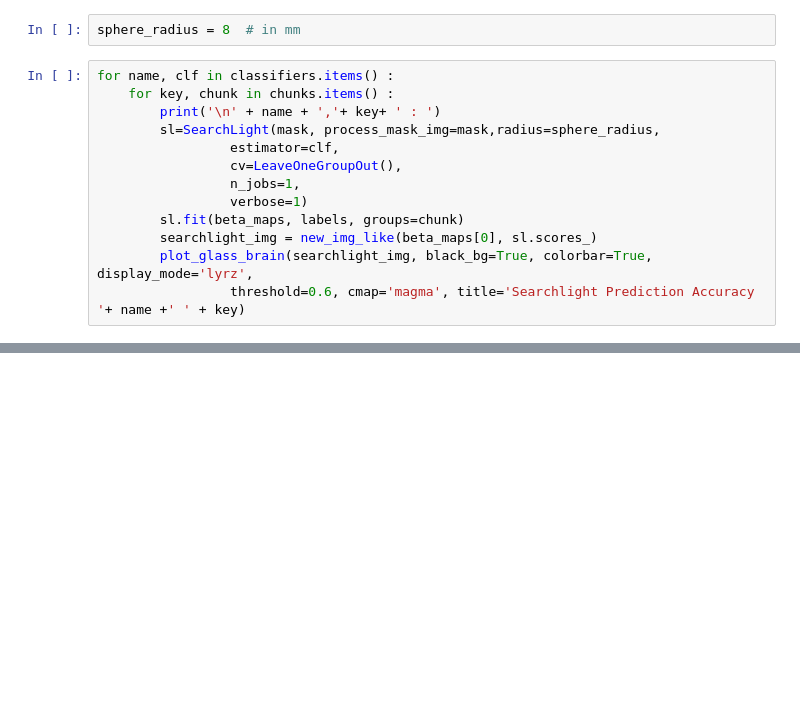
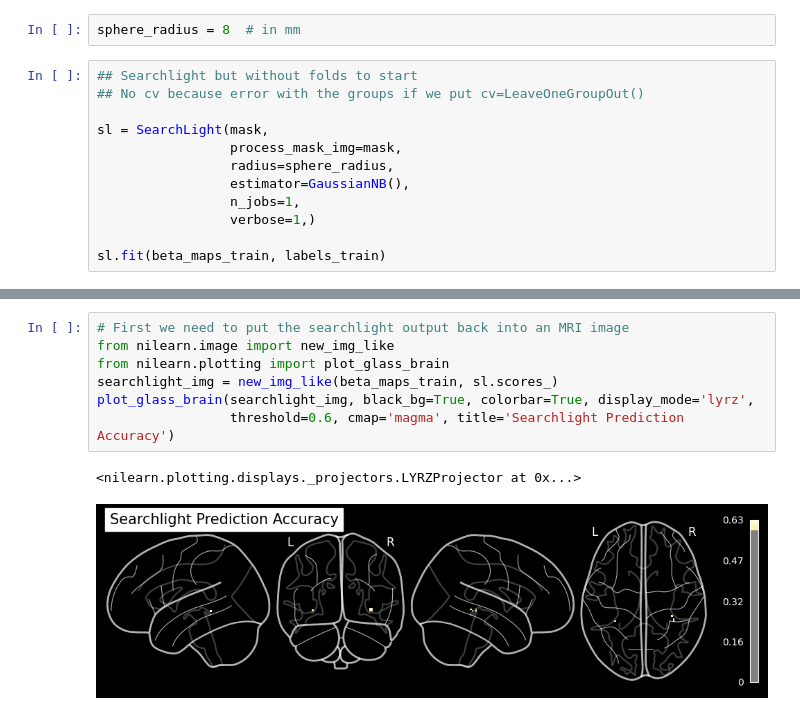
Before and after one commit to Alicia-max/MVPA_fMRI-Analysis, a Jupyter notebook: MVPA.ipynb, the cells around one changed output, grey strips where cells are left out. Cells and saved outputs as stored; diff of their text form; blank space fills up the shorter version.

```diff
--- a/MVPA.ipynb
+++ b/MVPA.ipynb
@@ -344,16 +479,15 @@ from nilearn.plotting import plot_glass_brain
 # %%
 sphere_radius = 8  # in mm
 # %%
-for name, clf in classifiers.items() :
-    for key, chunk in chunks.items() :
-        print('\n' + name + ','+ key+ ' : ')
-        sl=SearchLight(mask, process_mask_img=mask,radius=sphere_radius,
-                 estimator=clf,
-                 cv=LeaveOneGroupOut(),
+## Searchlight but without folds to start
+## No cv because error with the groups if we put cv=LeaveOneGroupOut()
+
+sl = SearchLight(mask,
+                 process_mask_img=mask,
+                 radius=sphere_radius,
+                 estimator=GaussianNB(),
                  n_jobs=1,
-                 verbose=1)
-        sl.fit(beta_maps, labels, groups=chunk)
-        searchlight_img = new_img_like(beta_maps[0], sl.scores_)
-        plot_glass_brain(searchlight_img, black_bg=True, colorbar=True, display_mode='lyrz',
-                 threshold=0.6, cmap='magma', title='Searchlight Prediction Accuracy '+ name +' ' + key)
+                 verbose=1,)
+
+sl.fit(beta_maps_train, labels_train)
 # %% [output]
@@ -361,0 +500,10 @@ DimensionError: Input data has incompatible dimensionality: Expected dimension i
+# %%
+# First we need to put the searchlight output back into an MRI image
+from nilearn.image import new_img_like
+from nilearn.plotting import plot_glass_brain
+searchlight_img = new_img_like(beta_maps_train, sl.scores_)
+plot_glass_brain(searchlight_img, black_bg=True, colorbar=True, display_mode='lyrz',
+                 threshold=0.6, cmap='magma', title='Searchlight Prediction Accuracy')
+# %% [output]
+<nilearn.plotting.displays._projectors.LYRZProjector at 0x...>
+[figure, added]
```
Also changed, not shown: parts of 14 cells of this notebook.
